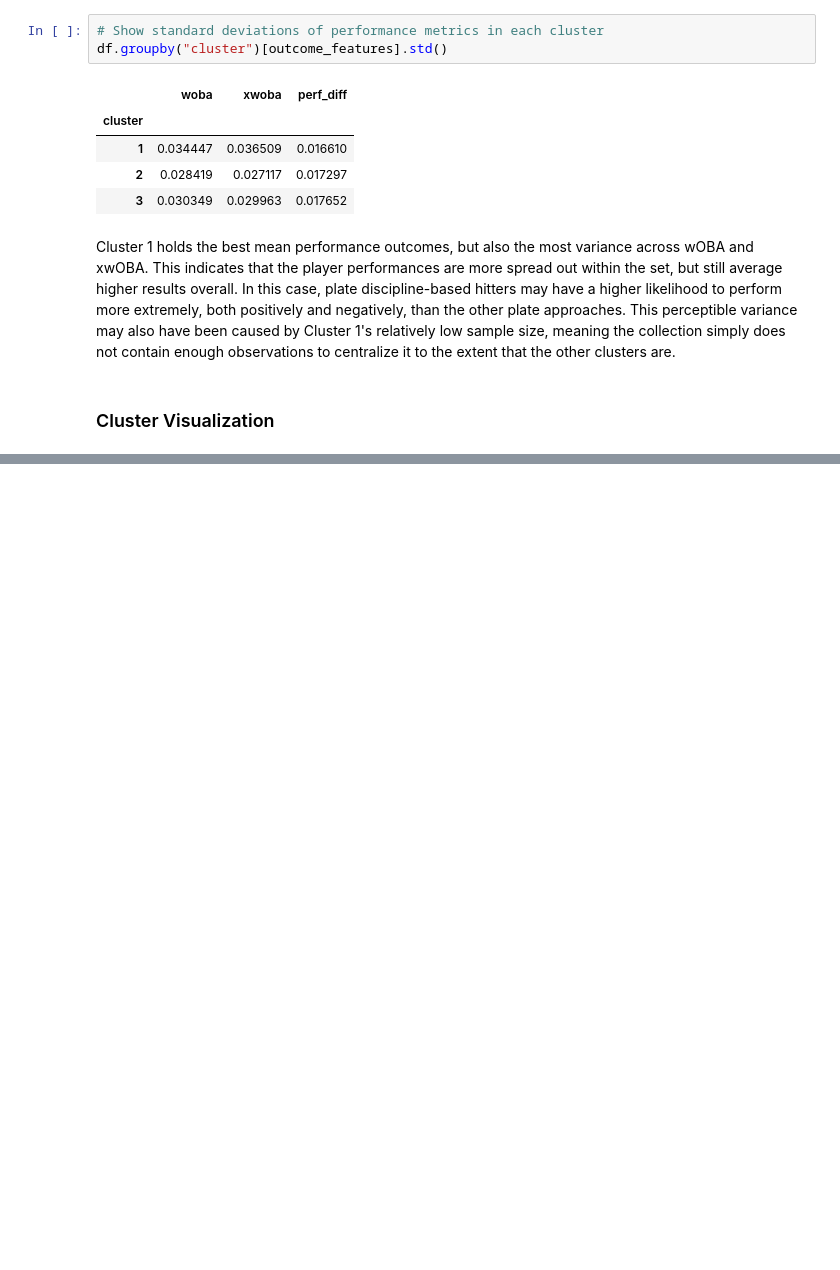
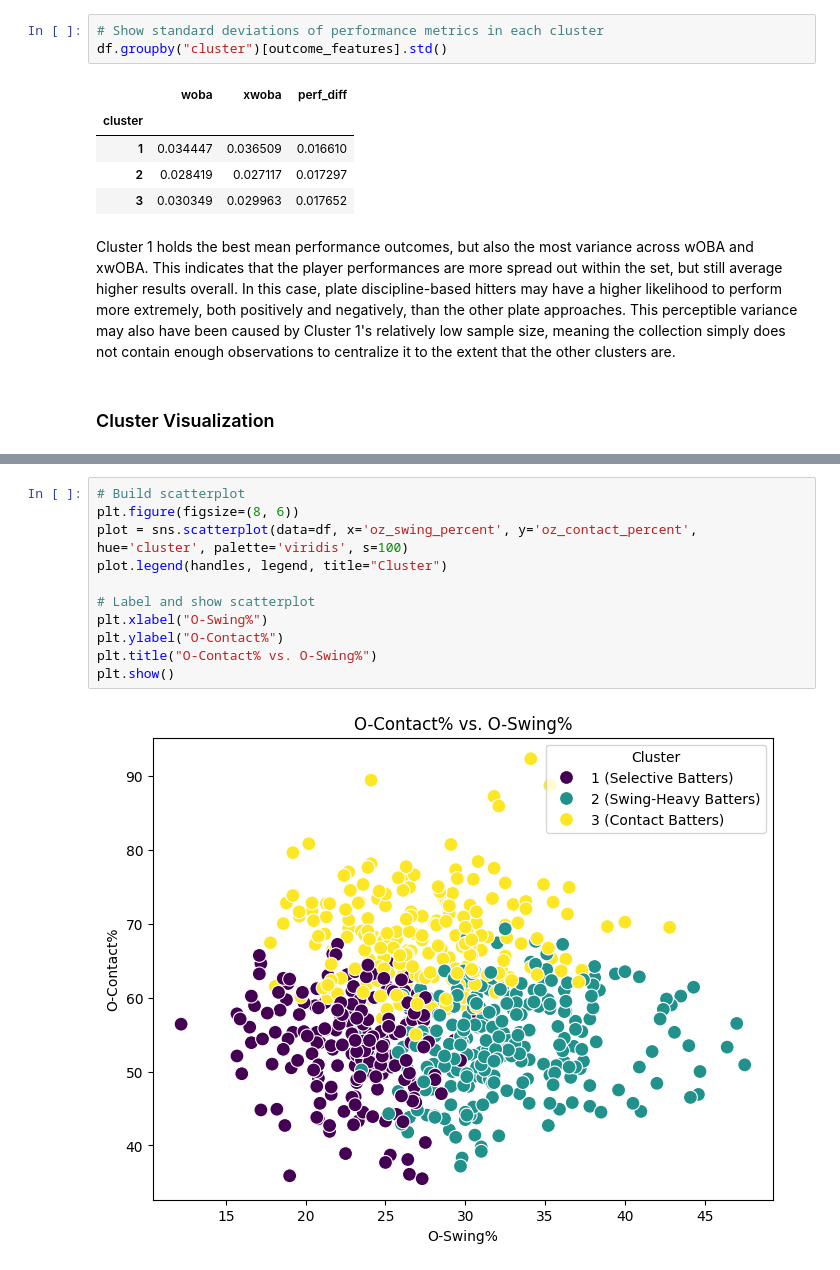
Before and after one commit to Chris83848/MLB-Data-Mining, a Jupyter notebook: notebooks/EDA.ipynb, the cells around one changed output, grey strips where cells are left out. Saved outputs shown, nothing was run; the diff lists cells and outputs as text; blank space fills up the shorter version.

```diff
--- a/notebooks/EDA.ipynb
+++ b/notebooks/EDA.ipynb
@@ -624,0 +668,13 @@ Cluster 1 holds the best mean performance outcomes, but also the most variance a
+# %%
+# Build scatterplot
+plt.figure(figsize=(8, 6))
+plot = sns.scatterplot(data=df, x='oz_swing_percent', y='oz_contact_percent', hue='cluster', palette='viridis', s=100)
+plot.legend(handles, legend, title="Cluster")
+
+# Label and show scatterplot
+plt.xlabel("O-Swing%")
+plt.ylabel("O-Contact%")
+plt.title("O-Contact% vs. O-Swing%")
+plt.show()
+# %% [output]
+[figure, added]
```
Also changed, not shown: parts of 10 cells of this notebook.
